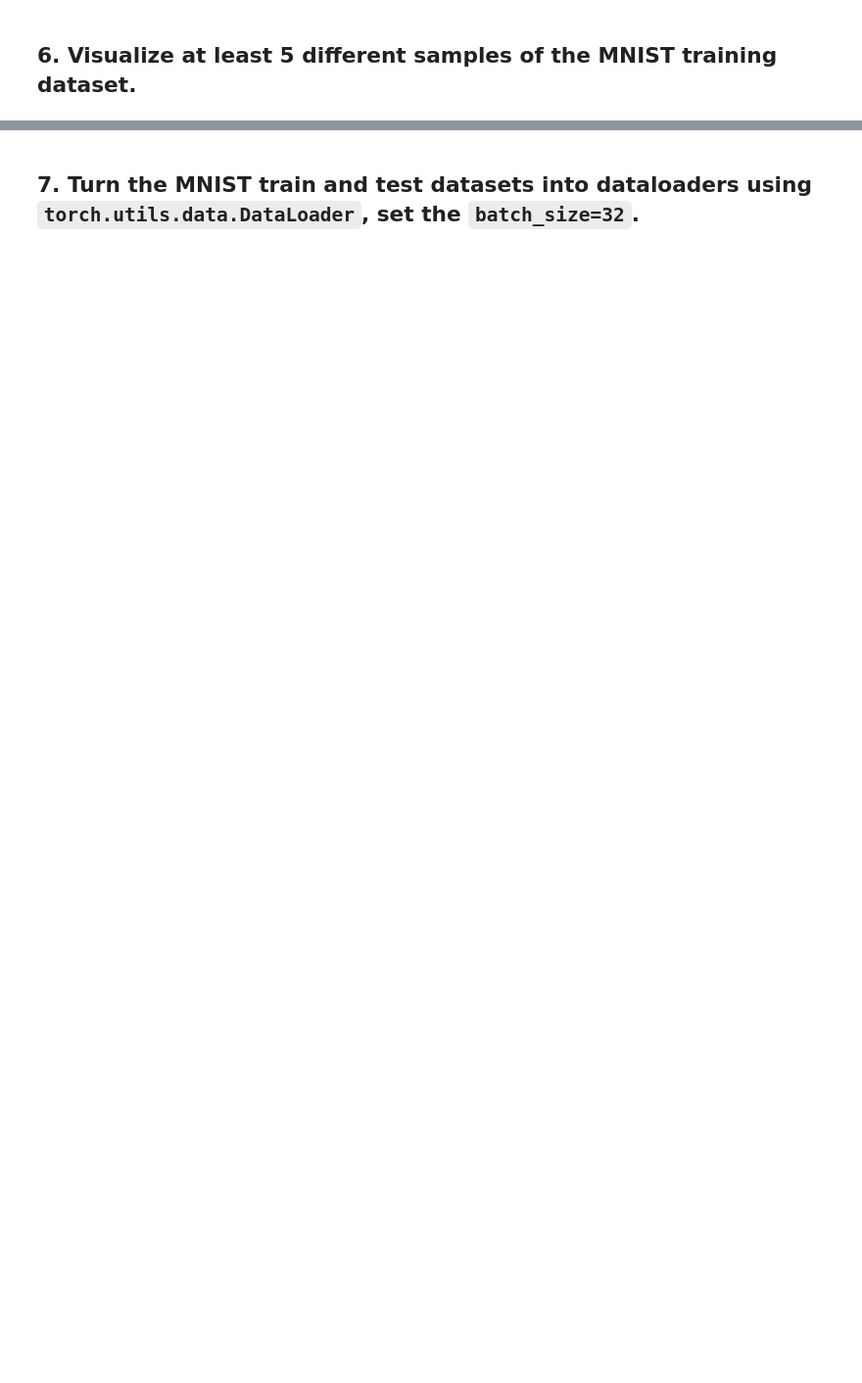
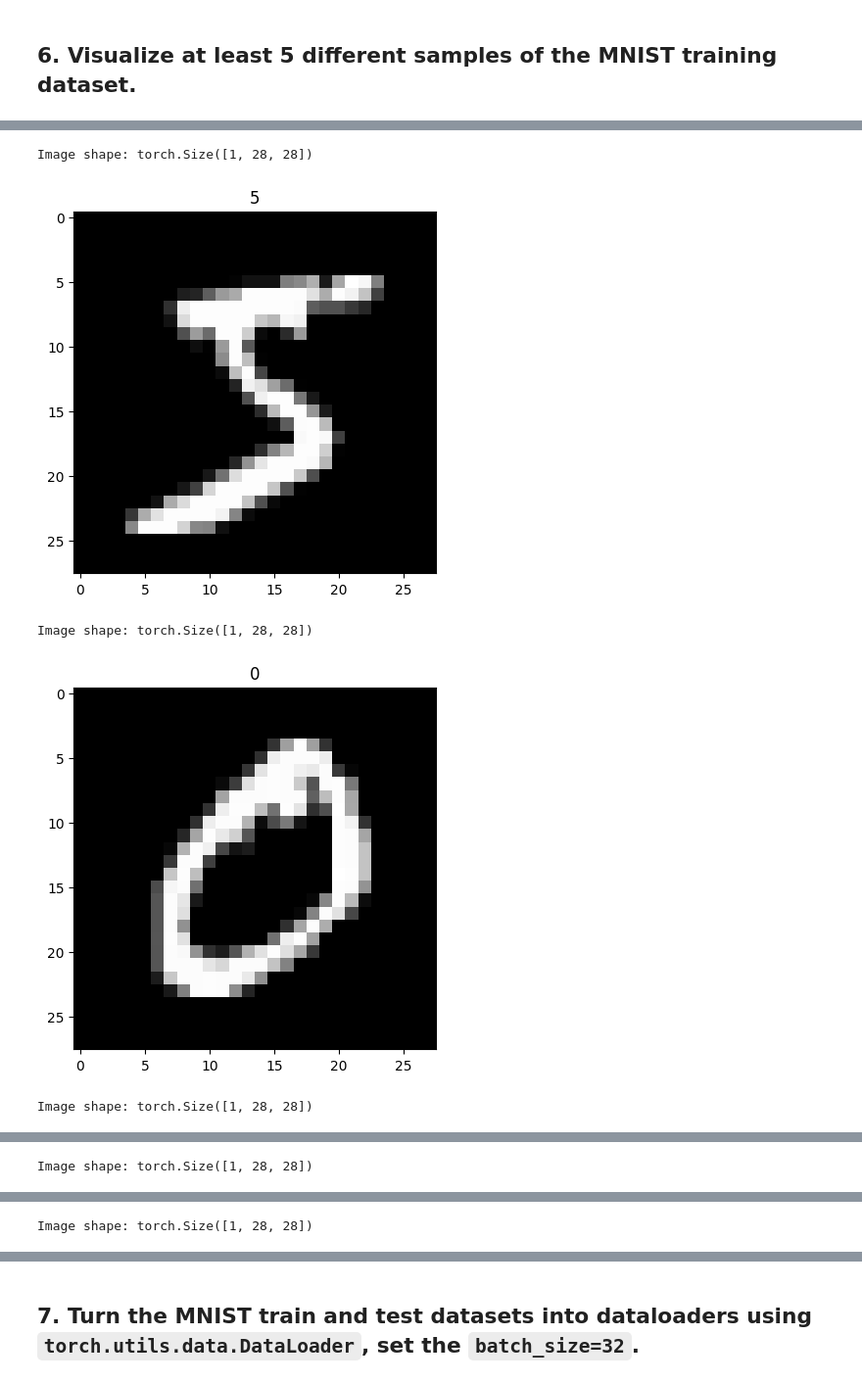
Before and after one commit to JoonhyeonKim/Fun_with_practicing_DS, a Jupyter notebook: 03_pytorch_computer_vision_exercises.ipynb, the cells around one changed output, grey strips where cells are left out. Shown at 98% size. Saved outputs shown, nothing was run; the diff lists cells and outputs as text; code cells hidden in the pictures; blank space fills up the shorter version.

```diff
--- a/03_pytorch_computer_vision_exercises.ipynb
+++ b/03_pytorch_computer_vision_exercises.ipynb
@@ -955,0 +1288,15 @@ print(torch.__version__)
+# %%
+train_data = datasets.MNIST(
+    root="data",
+    train=True,
+    download=True,
+    transform=ToTensor(),
+    target_transform=None
+)
+
+test_data = datasets.MNIST(
+    root="data",
+    train=False,
+    download=True,
+    transform=ToTensor()
+)
@@ -956,2 +1319,5 @@ print(torch.__version__)
 # %% [markdown]
 ## 6. Visualize at least 5 different samples of the MNIST training dataset.
+# %%
+image, label = train_data[0]
+image, label
@@ -957,0 +1365,15 @@ print(torch.__version__)
+# %%
+import matplotlib.pyplot as plt
+for i in range(5):
+  image, label = train_data[i]
+  print(f"Image shape: {image.shape}")
+  plt.imshow(image.squeeze(), cmap="gray")
+  plt.title(label);
+
+  plt.show();
+# %% [output]
+Image shape: torch.Size([1, 28, 28])
+[figure, added]
+Image shape: torch.Size([1, 28, 28])
+[figure, added]
+Image shape: torch.Size([1, 28, 28])
@@ -957,0 +1381 @@ print(torch.__version__)
+Image shape: torch.Size([1, 28, 28])
@@ -957,0 +1383 @@ print(torch.__version__)
+Image shape: torch.Size([1, 28, 28])
```
Also changed, not shown: parts of 53 cells of this notebook.
